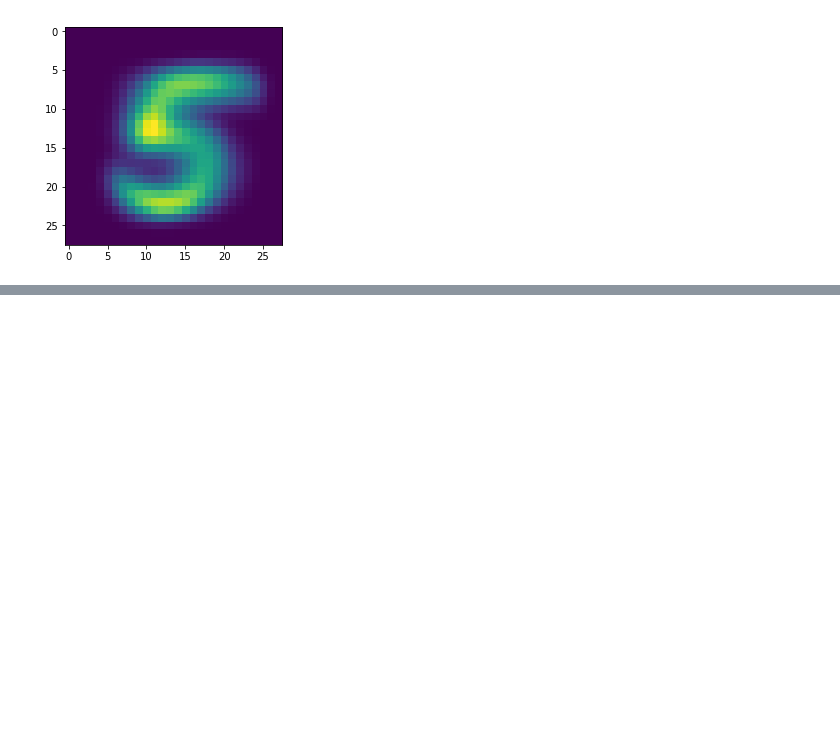
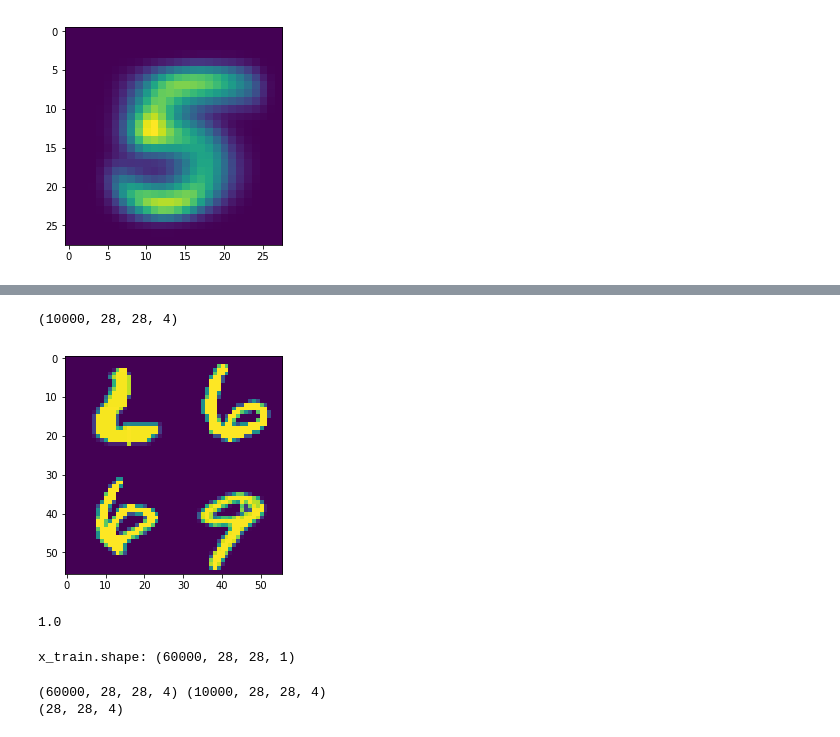
Before and after one commit to iqbal-chowdhury/VAE_Lab, a Jupyter notebook: sesame1.ipynb, the cells around one changed output, grey strips where cells are left out. Saved outputs shown, nothing was run; the diff lists cells and outputs as text; code cells hidden in the pictures; blank space fills up the shorter version.

```diff
--- a/sesame1.ipynb
+++ b/sesame1.ipynb
@@ -124 +71,12 @@ oddone(oot3[n])
+# %%
+
+print(bogies_test.shape)
+oddone(bogies_test[9])
+# %% [output]
+(10000, 28, 28, 4)
+[figure, added]
+# %%
+np.amax(bogies)
+# %% [output]
+1.0
 # %%
@@ -126 +105,24 @@ np.save('x_oot_train', oot3)
+# %%
+# train the VAE on MNIST digits
+(x_train, y_train), (x_test, y_test) = mnist.load_data()
+original_img_size = x_train[0].shape + (1,)
+
+x_train = x_train.astype('float32') / 255.
+x_train = x_train.reshape((x_train.shape[0],) + original_img_size)
+
+x_test = x_test.astype('float32') / 255.
+x_test = x_test.reshape((x_test.shape[0],) + original_img_size)
+
+print('x_train.shape:', x_train.shape)
+# %% [output]
+x_train.shape: (60000, 28, 28, 1)
+# %%
+x_oot_train = np.load('x_oot_train.npy')
+x_oot_test = np.load('x_oot_test.npy')
+print(x_oot_train.shape, x_oot_test.shape)
+original_img_size = x_oot_train[0].shape
+print(original_img_size)
+# %% [output]
+(60000, 28, 28, 4) (10000, 28, 28, 4)
+(28, 28, 4)
 # %%
```
Also changed, not shown: parts of 21 cells of this notebook.
